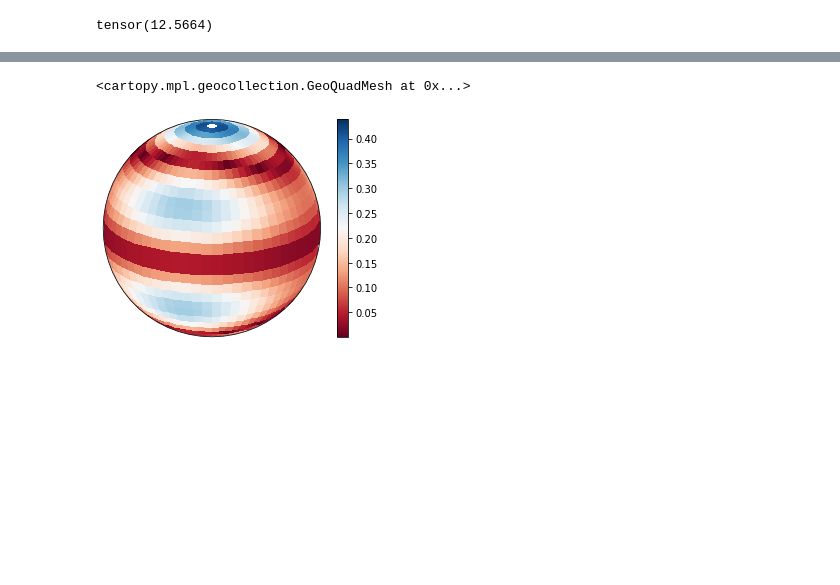
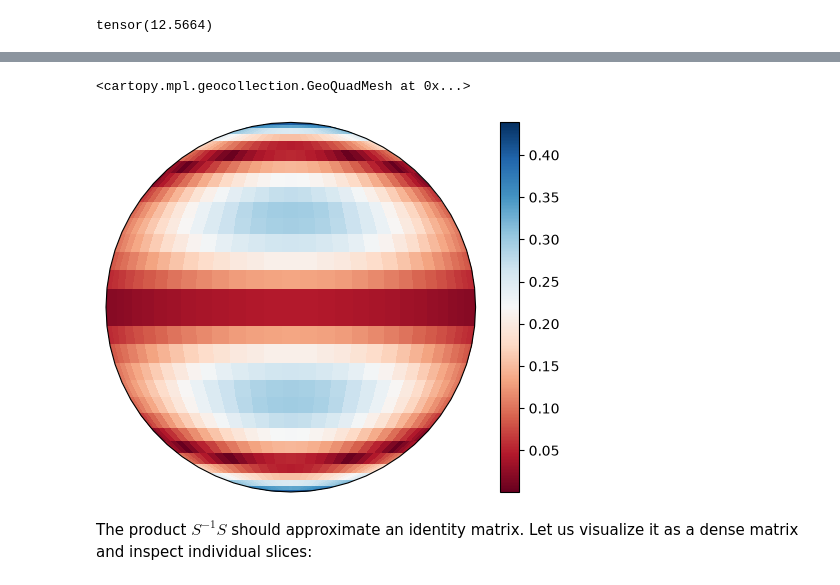
Before and after one commit to NVIDIA/torch-harmonics, a Jupyter notebook: notebooks/conditioning_sht.ipynb, the cells around one changed output, grey strips where cells are left out. Saved outputs shown, nothing was run; the diff lists cells and outputs as text; code cells hidden in the pictures; blank space fills up the shorter version.

```diff
--- a/notebooks/conditioning_sht.ipynb
+++ b/notebooks/conditioning_sht.ipynb
@@ -31,8 +36,8 @@ elif grid =="equiangular":
 sht = RealSHT(nlat, nlon, lmax=lmax, mmax=mmax, grid=grid)
 isht = InverseRealSHT(nlat, nlon, lmax=lmax, mmax=mmax, grid=grid)
 
-lat = np.arccos(xq)
-omega = torch.pi * torch.from_numpy(wq).float() / nlat
+lat = torch.arccos(xq)
+omega = torch.pi * wq.float() / nlat
 omega = omega.reshape(-1, 1).repeat(1, nlon)
 
 omega.sum()
@@ -55,10 +68,10 @@ let us visualize the some entries in the Vandermonde matrix. In principle, it sh
 # %%
 plt_lmax = 6
 
-fig = plt.figure(layout='constrained', figsize=(12, 8))
+fig = plt.figure(figsize=(12, 8), layout='constrained')
 subfigs = fig.subfigures(plt_lmax, plt_lmax)
 
 for l in range(plt_lmax):
     for m in range(l+1):
-        plot_sphere(vdm[midx(l,m)], fig=subfigs[l, m], title=f"l={l}, m={m}", lat=(lat - np.pi/2))
+        plot_sphere(vdm[midx(l,m)], fig=subfigs[l, m], projection="orthographic", title=f"l={l}, m={m}", lat=(lat - np.pi/2))
 # %% [output]
@@ -118,10 +144,13 @@ S = sht(e) # nlat x nlon x l x m
 # %%
 out = torch.einsum("lmop,lmqr->lopqr", Sinv, Sinv.conj())
 # %%
-plot_sphere(out[3, 29, 16].abs(), colorbar=True)
+plot_sphere(out[3, 29, 16].abs(), projection="orthographic", colorbar=True)
 # %% [output]
 <cartopy.mpl.geocollection.GeoQuadMesh at 0x...>
-[figure, old version]
+[figure, new version]
+# %% [markdown]
+The product $S^{-1} S$ should approximate an identity matrix. Let us visualize it
+as a dense matrix and inspect individual slices:
 # %%
 SS = torch.einsum("lmqr, oplm->qrop", Sinv, S)
 # %%
```
Also changed, not shown: parts of 22 cells of this notebook, 15 other files.
